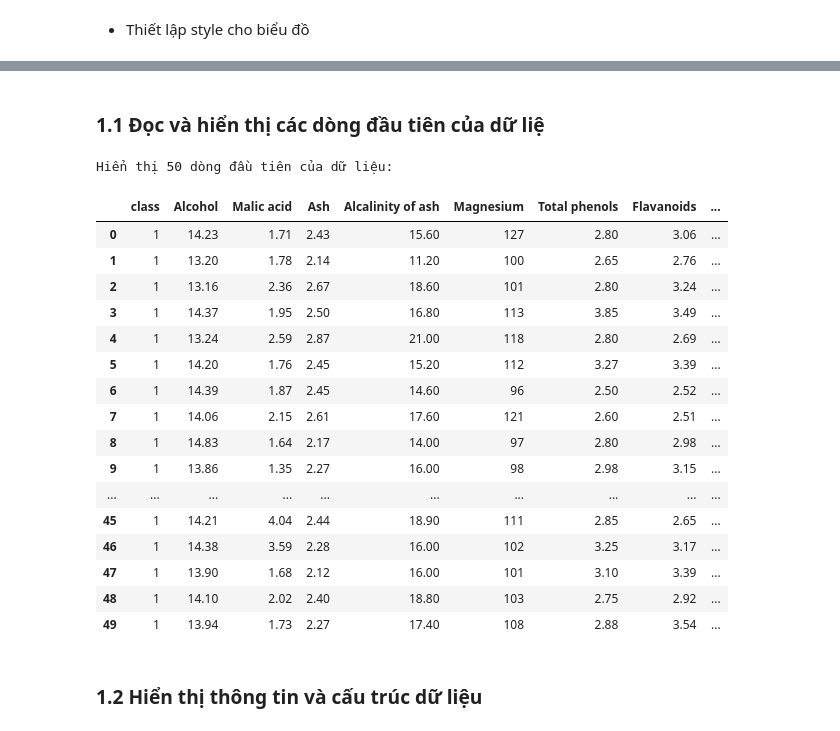
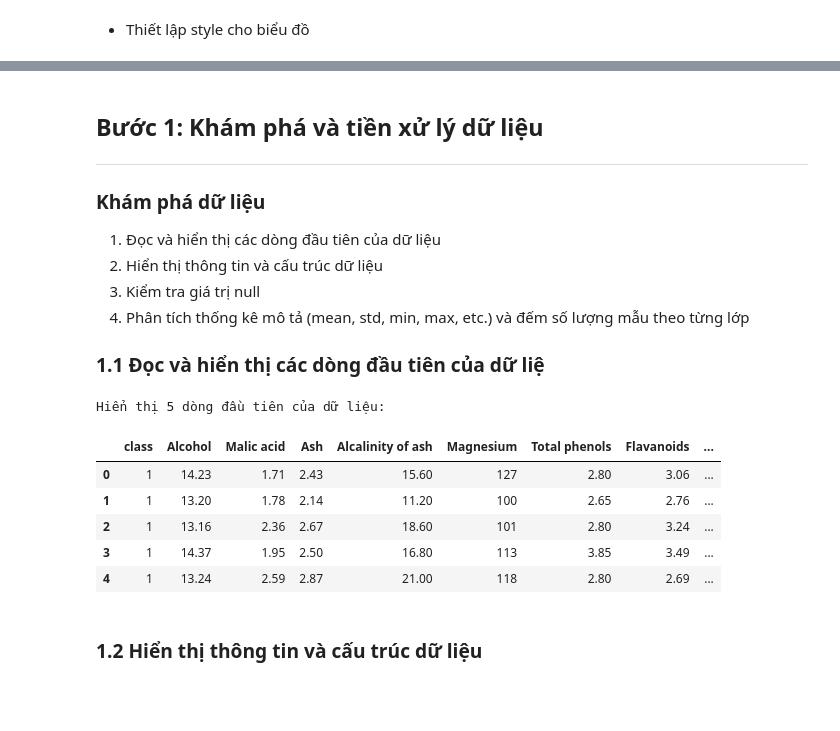
Before and after one commit to TranDucLuong2201/ML, a Jupyter notebook: data/Wine-dataset.ipynb, the cells around one changed output, grey strips where cells are left out. Saved outputs shown, nothing was run; the diff lists cells and outputs as text; code cells hidden in the pictures; blank space fills up the shorter version.

```diff
--- a/data/Wine-dataset.ipynb
+++ b/data/Wine-dataset.ipynb
@@ -83,31 +73,28 @@ pd.set_option("display.float_format", "{:,.2f}".format)  # Format số
 # %% [markdown]
+## Bước 1: Khám phá và tiền xử lý dữ liệu
+
+---
+### Khám phá dữ liệu
+1. Đọc và hiển thị các dòng đầu tiên của dữ liệu
+2. Hiển thị thông tin và cấu trúc dữ liệu
+3. Kiểm tra giá trị null
+4. Phân tích thống kê mô tả (mean, std, min, max, etc.) và đếm số lượng mẫu theo từng lớp
 ### 1.1 Đọc và hiển thị các dòng đầu tiên của dữ liệ
 # %%
 # Đọc tập dữ liệu rượu vang
 df = pd.read_csv('Wine-dataset.csv')
 # %%
 # Hiển thị 50 dòng đầu tiên của dữ liệu
-print("Hiển thị 50 dòng đầu tiên của dữ liệu:\n")
-df.head(50)
+print("Hiển thị 5 dòng đầu tiên của dữ liệu:\n")
+df.head(5)
 # %% [output]
-Hiển thị 50 dòng đầu tiên của dữ liệu:
+Hiển thị 5 dòng đầu tiên của dữ liệu:
 |  | class | Alcohol | Malic acid | Ash | Alcalinity of ash | Magnesium | Total phenols | Flavanoids | ... |
 | 0 | 1 | 14.23 | 1.71 | 2.43 | 15.60 | 127 | 2.80 | 3.06 | ... |
 | 1 | 1 | 13.20 | 1.78 | 2.14 | 11.20 | 100 | 2.65 | 2.76 | ... |
 | 2 | 1 | 13.16 | 2.36 | 2.67 | 18.60 | 101 | 2.80 | 3.24 | ... |
 | 3 | 1 | 14.37 | 1.95 | 2.50 | 16.80 | 113 | 3.85 | 3.49 | ... |
 | 4 | 1 | 13.24 | 2.59 | 2.87 | 21.00 | 118 | 2.80 | 2.69 | ... |
-| 5 | 1 | 14.20 | 1.76 | 2.45 | 15.20 | 112 | 3.27 | 3.39 | ... |
-| 6 | 1 | 14.39 | 1.87 | 2.45 | 14.60 | 96 | 2.50 | 2.52 | ... |
-| 7 | 1 | 14.06 | 2.15 | 2.61 | 17.60 | 121 | 2.60 | 2.51 | ... |
-| 8 | 1 | 14.83 | 1.64 | 2.17 | 14.00 | 97 | 2.80 | 2.98 | ... |
-| 9 | 1 | 13.86 | 1.35 | 2.27 | 16.00 | 98 | 2.98 | 3.15 | ... |
-| ... | ... | ... | ... | ... | ... | ... | ... | ... | ... |
-| 45 | 1 | 14.21 | 4.04 | 2.44 | 18.90 | 111 | 2.85 | 2.65 | ... |
-| 46 | 1 | 14.38 | 3.59 | 2.28 | 16.00 | 102 | 3.25 | 3.17 | ... |
-| 47 | 1 | 13.90 | 1.68 | 2.12 | 16.00 | 101 | 3.10 | 3.39 | ... |
-| 48 | 1 | 14.10 | 2.02 | 2.40 | 18.80 | 103 | 2.75 | 2.92 | ... |
-| 49 | 1 | 13.94 | 1.73 | 2.27 | 17.40 | 108 | 2.88 | 3.54 | ... |
 # %% [markdown]
 ### 1.2 Hiển thị thông tin và cấu trúc dữ liệu
 # %%
```
Also changed, not shown: parts of 62 cells of this notebook, 8 other files.
